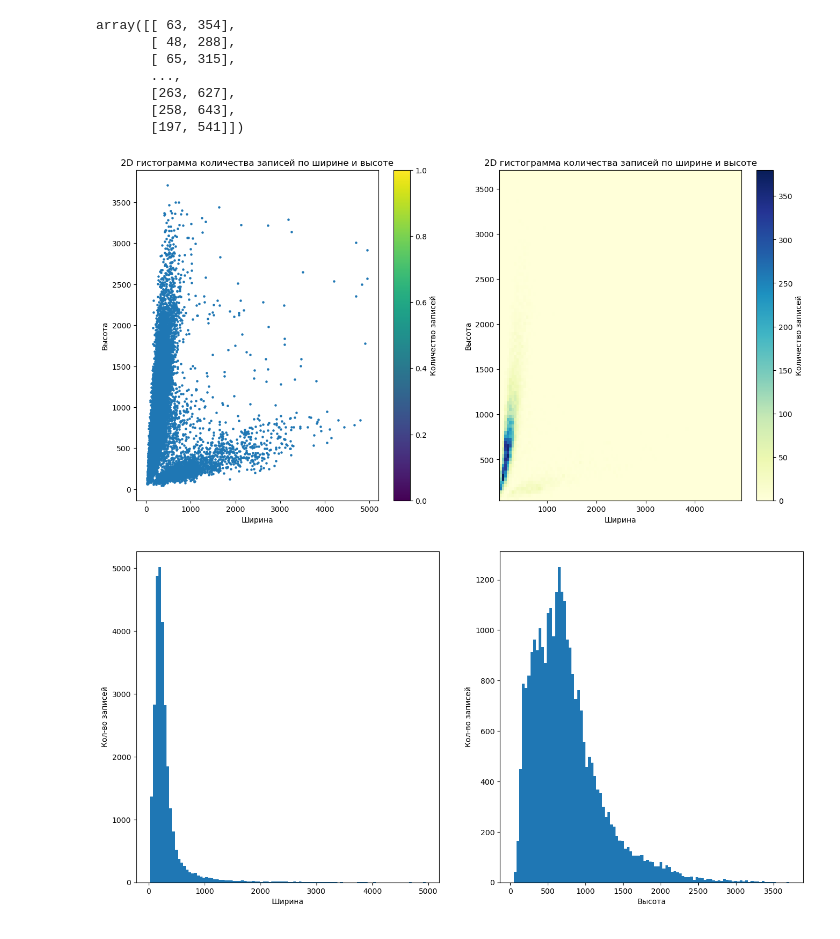
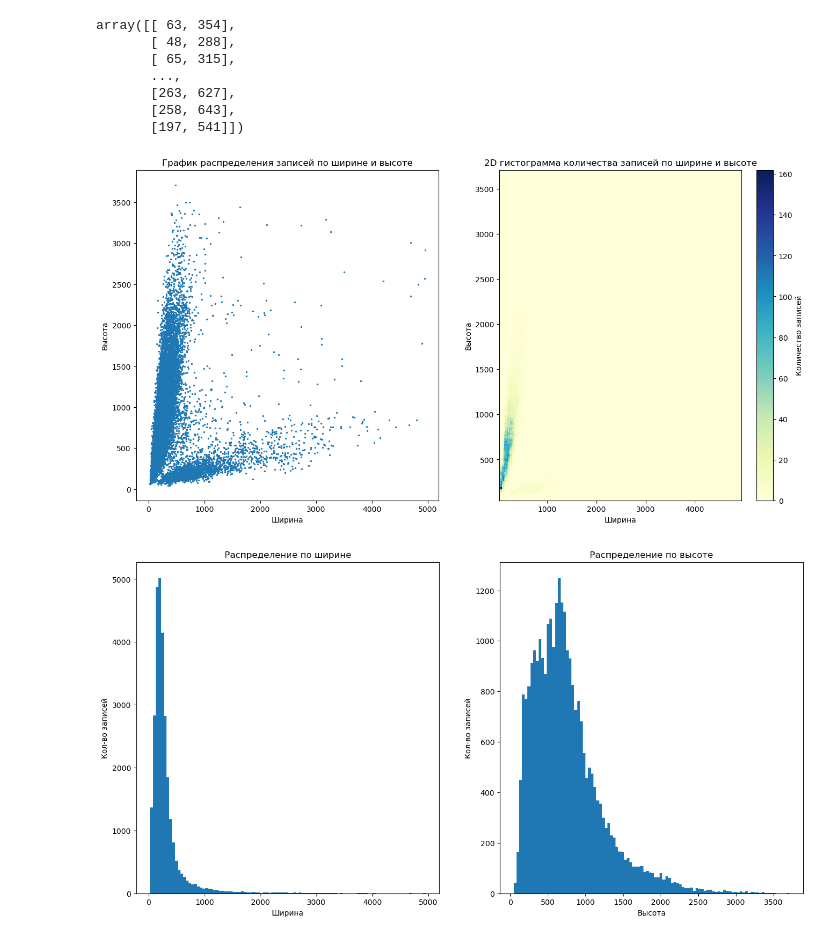
Before and after one commit to Sanch0pansa/feathers_recognition, a Jupyter notebook: data_analysis.ipynb, the cells around one changed output. Cells and saved outputs as stored; diff of their text form; code cells hidden in the pictures.

```diff
--- a/data_analysis.ipynb
+++ b/data_analysis.ipynb
@@ -204,25 +209,24 @@ array([[ 63, 354],
 # %%
 # plt.hist2d(sizes['width'], sizes['height'], bins=(100, 100), cmap="YlGnBu")
 plt.figure(figsize=(16, 8))
 
 plt.subplot(121)
-plt.scatter(sizes['width'], sizes['height'], s=5)
+plt.scatter(sizes['width'], sizes['height'], s=2)
 plt.xlabel("Ширина")
 plt.ylabel("Высота")
-plt.title("2D гистограмма количества записей по ширине и высоте")
-plt.colorbar(label="Количество записей")
+plt.title("График распределения записей по ширине и высоте")
 
 plt.subplot(122)
-plt.hist2d(sizes['width'], sizes['height'], bins=(100, 100), cmap="YlGnBu")
+plt.hist2d(sizes['width'], sizes['height'], bins=(200, 200), cmap="YlGnBu")
 plt.xlabel("Ширина")
 plt.ylabel("Высота")
 plt.title("2D гистограмма количества записей по ширине и высоте")
 plt.colorbar(label="Количество записей")
 
 plt.savefig("p1.png")
 plt.show()
 # %% [output]
-[figure, old version]
+[figure, new version]
 # %%
 plt.figure(figsize=(16, 8))
 
@@ -230,12 +234,14 @@ plt.subplot(121)
 plt.hist(sizes['width'], bins=100)
 plt.xlabel("Ширина")
 plt.ylabel("Кол-во записей")
+plt.title("Распределение по ширине")
 
 plt.subplot(122)
 plt.hist(sizes['height'], bins=100)
 plt.xlabel("Высота")
 plt.ylabel("Кол-во записей")
+plt.title("Распределение по высоте")
 plt.savefig("p2.png")
 plt.show()
 # %% [output]
-[figure, old version]
+[figure, new version]
```
Also changed, not shown: parts of 2 cells of this notebook, 4 other files.
